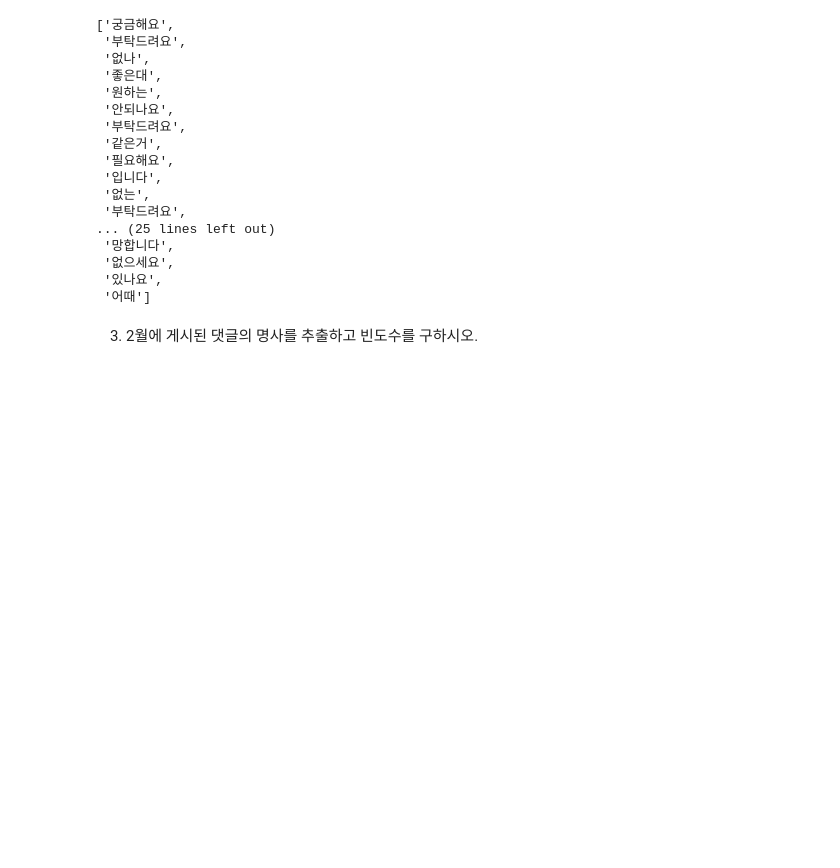
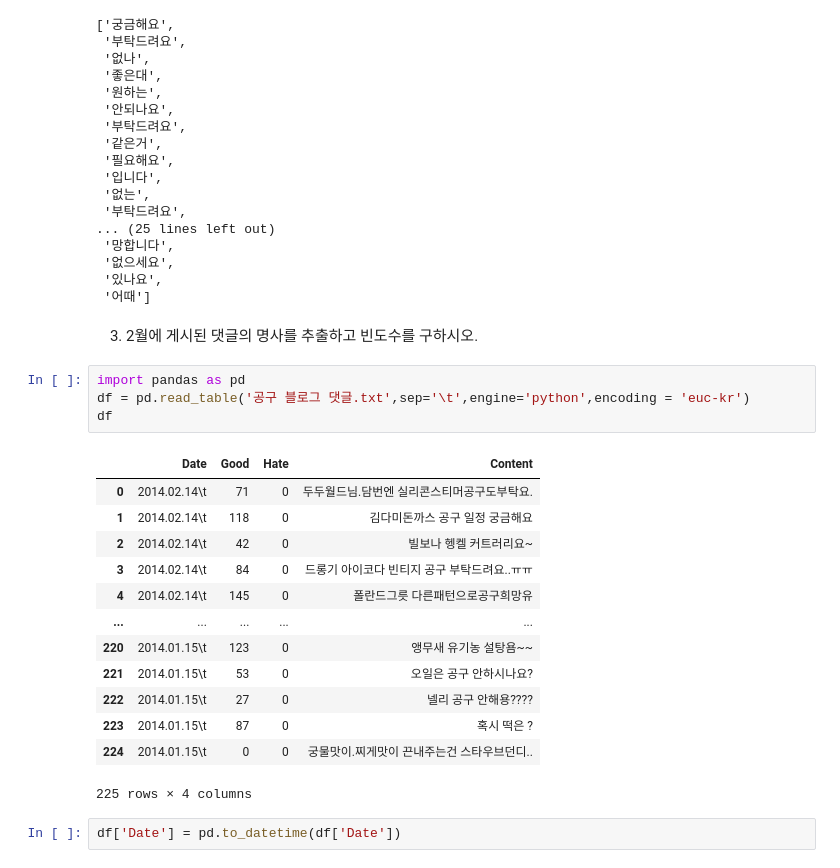
Before and after one commit to suhyehye/ADP-study, a Jupyter notebook: 모의고사/3회/3. 비정형 데이터마이닝.ipynb, the cells around one changed output. Drawn from its saved outputs; the diff is of its cells as text; blank space fills up the shorter version.

```diff
--- a/모의고사/3회/3. 비정형 데이터마이닝.ipynb
+++ b/모의고사/3회/3. 비정형 데이터마이닝.ipynb
@@ -217,3 +217,23 @@ adj
  '어때']
 # %% [markdown]
 3. 2월에 게시된 댓글의 명사를 추출하고 빈도수를 구하시오.
+# %%
+import pandas as pd
+df = pd.read_table('공구 블로그 댓글.txt',sep='\t',engine='python',encoding = 'euc-kr')
+df
+# %% [output]
+|  | Date | Good | Hate | Content |
+| 0 | 2014.02.14\t | 71 | 0 | 두두월드님.담번엔 실리콘스티머공구도부탁요. |
+| 1 | 2014.02.14\t | 118 | 0 | 김다미돈까스 공구 일정 궁금해요 |
+| 2 | 2014.02.14\t | 42 | 0 | 빌보나 헹켈 커트러리요~ |
+| 3 | 2014.02.14\t | 84 | 0 | 드롱기 아이코다 빈티지 공구 부탁드려요..ㅠㅠ |
+| 4 | 2014.02.14\t | 145 | 0 | 폴란드그릇 다른패턴으로공구희망유 |
+| ... | ... | ... | ... | ... |
+| 220 | 2014.01.15\t | 123 | 0 | 앵무새 유기농 설탕욤~~ |
+| 221 | 2014.01.15\t | 53 | 0 | 오일은 공구 안하시나요? |
+| 222 | 2014.01.15\t | 27 | 0 | 넬리 공구 안해용???? |
+| 223 | 2014.01.15\t | 87 | 0 | 혹시 떡은 ? |
+| 224 | 2014.01.15\t | 0 | 0 | 궁물맛이.찌게맛이 끈내주는건 스타우브던디.. |
+225 rows × 4 columns
+# %%
+df['Date'] = pd.to_datetime(df['Date'])
```
Also changed, not shown: parts of 4 cells of this notebook.
